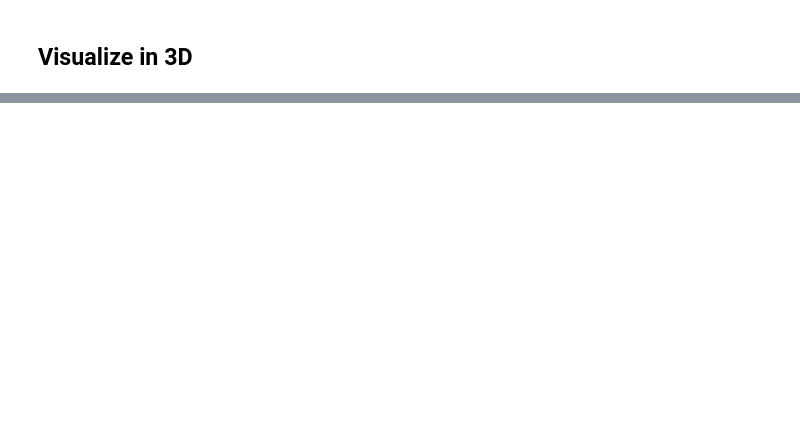
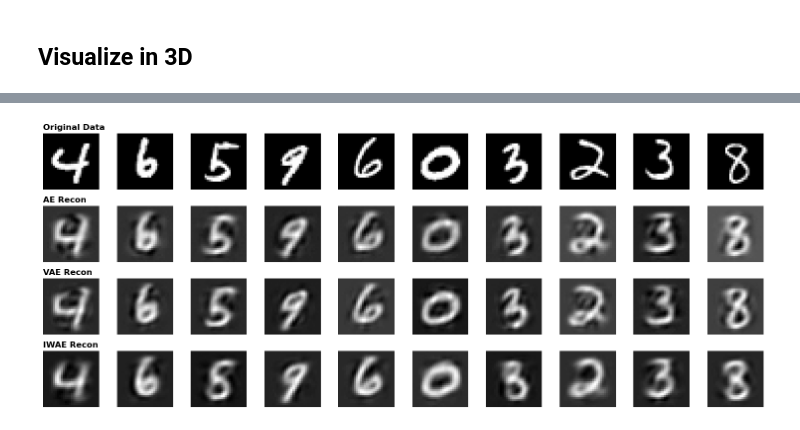
Before and after one commit to rajit906/ATML2026_DGM, a Jupyter notebook: week4/solutions.ipynb, the cells around one changed output, grey strips where cells are left out. Cells and saved outputs as stored; diff of their text form; code cells hidden in the pictures; blank space fills up the shorter version.

```diff
--- a/week4/solutions.ipynb
+++ b/week4/solutions.ipynb
@@ -624,0 +627,31 @@ All the reconstructions seem to be quite blurry. The VAE seems to collapse onto
+# %%
+latent_dim = 28
+
+# 1. Train MNIST Autoencoder (AE)
+print("--- Training MNIST Autoencoder ---")
+ae_mnist = GenerativeModel(mnist_dim, latent_dim, is_vae=False)
+train_model(ae_mnist, mnist_loader, model_type='AE', epochs=15)
+
+print("\n" + "="*30 + "\n")
+
+# 2. Train MNIST Variational Autoencoder (VAE)
+print("--- Training MNIST Variational Autoencoder ---")
+vae_mnist = GenerativeModel(mnist_dim, latent_dim, is_vae=True)
+train_model(vae_mnist, mnist_loader, model_type='VAE', epochs=15)
+
+print("\n" + "="*30 + "\n")
+
+# 3. Train MNIST Importance-Weighted Autoencoder (IWAE)
+print("--- Training MNIST IWAE ---")
+iwae_mnist = GenerativeModel(mnist_dim, latent_dim, is_vae=True)
+train_model(iwae_mnist, mnist_loader, model_type='IWAE', epochs=15, K=5)
+
+models_to_compare = [
+    ('AE', ae_mnist),
+    ('VAE', vae_mnist),
+    ('IWAE', iwae_mnist)
+]
+
+# Run visualization on the MNIST loader
+visualize_all_reconstructions(models_to_compare, mnist_loader)
+# %% [output]
@@ -624,0 +675 @@ All the reconstructions seem to be quite blurry. The VAE seems to collapse onto
+[figure, added]
```
Also changed, not shown: parts of 18 cells of this notebook, 2 other files.
